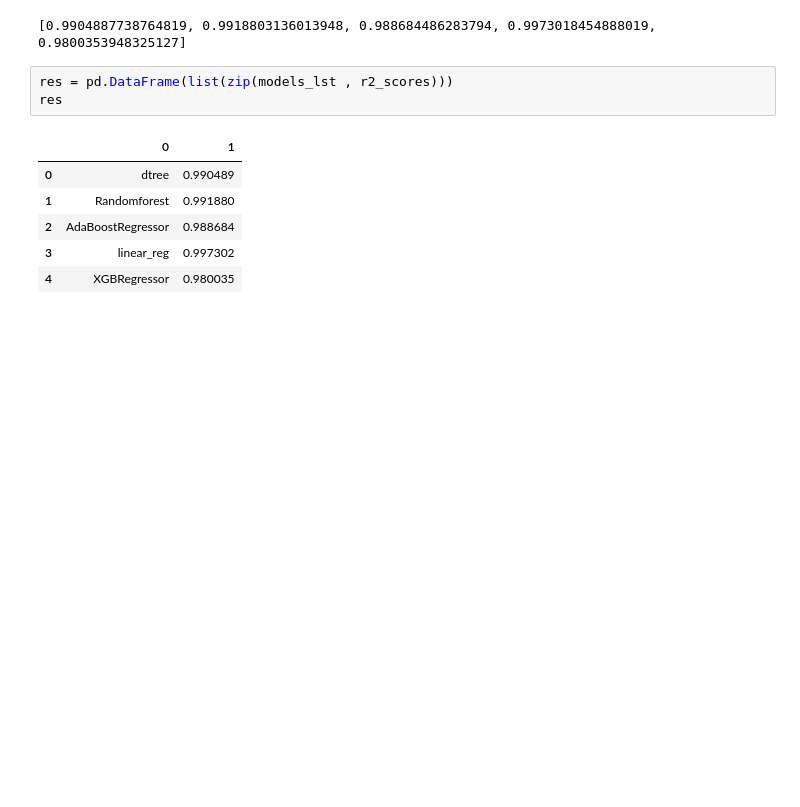
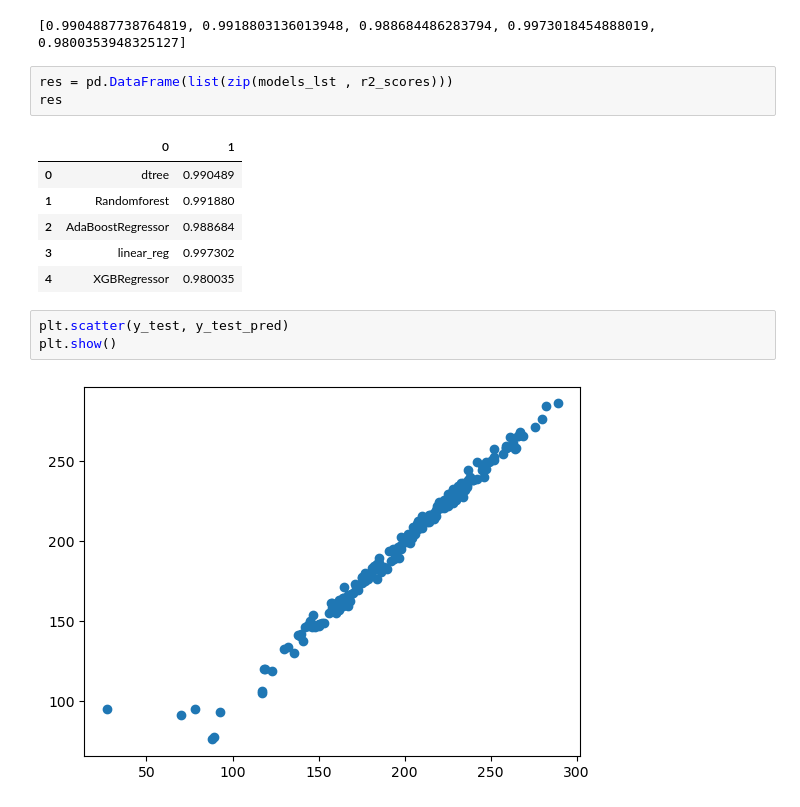
Before and after one commit to adiyann13/Student_performace_proj, a Jupyter notebook: notebook/EDA.ipynb, the cells around one changed output. Drawn from its saved outputs; the diff is of its cells as text; blank space fills up the shorter version.

```diff
--- a/notebook/EDA.ipynb
+++ b/notebook/EDA.ipynb
@@ -246,3 +246,8 @@ res
 | 2 | AdaBoostRegressor | 0.988684 |
 | 3 | linear_reg | 0.997302 |
 | 4 | XGBRegressor | 0.980035 |
+# %%
+plt.scatter(y_test, y_test_pred)
+plt.show()
+# %% [output]
+[figure, added]
```
Also changed, not shown: 4 other files.
